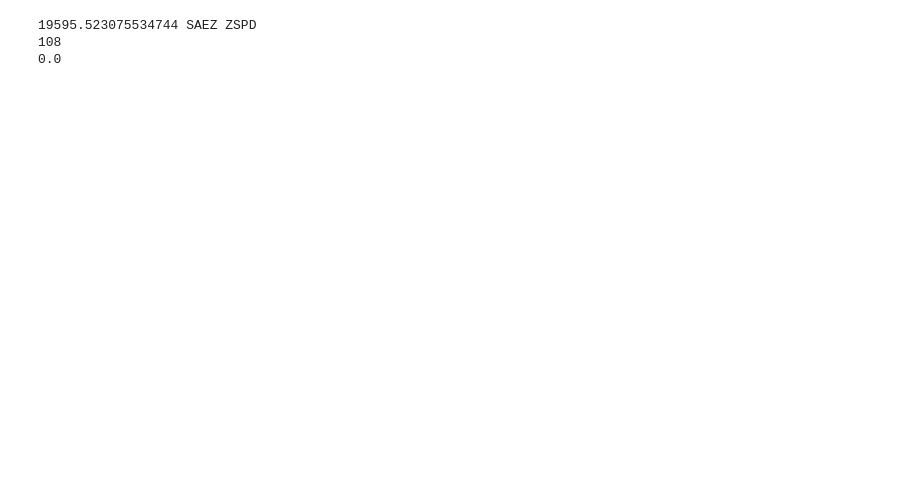
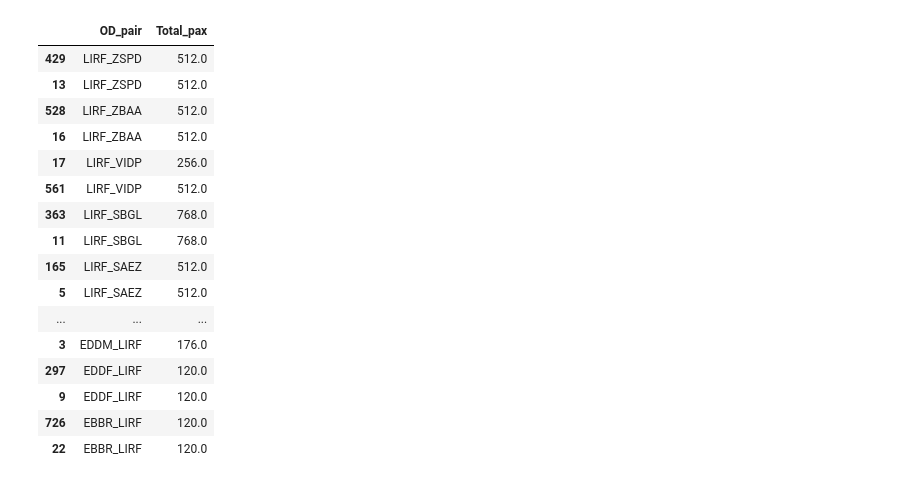
Before and after one commit to allanguzmanf/AE4426, a Jupyter notebook: Assignment/Assignment_P1.ipynb, the cells around one changed output. Drawn from its saved outputs; the diff is of its cells as text; code cells hidden in the pictures; blank space fills up the shorter version.

```diff
--- a/Assignment/Assignment_P1.ipynb
+++ b/Assignment/Assignment_P1.ipynb
@@ -94,19 +94,17 @@ for i in airport_list:
 # Load factor
 LF = 0.8
 
-# Create Yield matrix dict from formula in RPK using distance per aircraft type using the aircraft type as the key and the rest of the columns as sub-dictionaries
+# Create Yield matrix dict from formula in RPK using distance matrix
 # Formula: Yield = 5.9 ∙ dij^(−0.76) + 0.043
 
 yield_matrix = {}
-for k in aircraft_types:
-    yield_matrix[k] = {}
-    for i in airport_list:
-        yield_matrix[k][i] = {}
-        for j in airport_list:
-            if i == j:
-                yield_matrix[k][i][j] = 0
-            else:
-                yield_matrix[k][i][j] = 5.9 * (distance[i][j] ** (-0.76)) + 0.043
+for i in airport_list:
+    yield_matrix[i] = {}
+    for j in airport_list:
+        if i == j:
+            yield_matrix[i][j] = 0
+        else:
+            yield_matrix[i][j] = 5.9 * (distance[i][j] ** (-0.76)) + 0.043
 # %%
 # Cost parameters
 
@@ -230,8 +232,8 @@ m.addConstrs((x[i, j] +
               for i in airport_list for j in airport_list), "c3")
 
 # Constraint 4: same departing and arriving aircrafts per airport
-# sum(z_kij) = sum(z_kji) (for all i and j)
-m.addConstrs((gp.quicksum(z[k, i, j] for k in aircraft_types) == gp.quicksum(z[k, j, i] for k in aircraft_types) for i in airport_list for j in airport_list), "c4")
+# sum(z_kij) = sum(z_kji) (for all i and k)
+m.addConstrs((gp.quicksum(z[k, i, j] for j in airport_list) == gp.quicksum(z[k, j, i] for j in airport_list) for i in airport_list for k in aircraft_types), "c4")
 
 
 # Constraint 5: block time verification for each aircraft total
@@ -248,8 +250,8 @@ a = {}
 for k in aircraft_types:
     for i in airport_list:
         for j in airport_list:
-            if distance[i][j] <= aircrafts[k]['Range'] and \
-                airports[i]['Runway (m)'] >= aircrafts[k]['Runway']:
+            if (distance[i][j] <= aircrafts[k]['Range'] and \
+                airports[i]['Runway (m)'] >= aircrafts[k]['Runway']) or i == j:
                 a[k, i, j] = 100000
             else:
                 a[k, i, j] = 0
@@ -259,7 +261,7 @@ for k in aircraft_types:
 m.addConstrs((z[k, i, j] <= a[k, i, j] for k in aircraft_types for i in airport_list for j in airport_list), "c6")
 
 # Constraint 7: no self flights
-# z_kii = 0 (for all k and i)
+# z_kij = 0 (for all k and i)
 m.addConstrs((z[k, i, j] == 0 for k in aircraft_types for i in airport_list for j in airport_list if i == j), "c8")
 
 
@@ -396,12 +394,15 @@ solution_z_k_long.to_csv('P1_Solutions/solution_trips.csv')
 # Transform the solution_x_w dataframe to a long dataset format
 solution_w_long = solution_w.stack().reset_index()
 solution_w_long.columns = ['Origin', 'Destination', 'Total_pax']
-solution_w_long['Connected_at'] = hub
 
 # Transform the solution_x_w dataframe to a long dataset format
 solution_x_long = solution_x.stack().reset_index()
 solution_x_long.columns = ['Origin', 'Destination', 'Total_pax']
 
+
 # # Export the solutions long dataframes to a csv file
-# solution_w_long.to_csv('P1_Solutions/solution_pax_transfers.csv')
-# solution_x_long.to_csv('P1_Solutions/solution_pax.csv')
+solution_w_long.to_csv('P1_Solutions/solution_pax_transfers.csv')
+solution_x_long.to_csv('P1_Solutions/solution_pax.csv')
+# %%
+solution_w_long_filtered = solution_w_long[solution_w_long['Total_pax'] > 0]
+solution_w_long_filtered[solution_w_long_filtered['Destination'] == 'KJFK']
@@ -466,20 +460,0 @@ demand_difference = demand_info - solution_x
-# %%
-# max distance between two airports using airports dictionary
-
-max_distance = 0
-for i in airport_list:
-    for j in airport_list:
-        if distance[i][j] > max_distance:
-            max_distance = distance[i][j]
-            max_i = i
-            max_j = j
-
-print(max_distance, max_i, max_j)
-
-print(demand_info.loc[max_i, max_j])
-
-print(solution_x.loc[max_i, max_j])
-# %% [output]
-19595.523075534744 SAEZ ZSPD
-108
-0.0
@@ -510,0 +461,21 @@ Op_Cost_df.reset_index().to_csv('P1_Solutions/Op_Cost.csv')
+# %%
+results['Total_pax'] = results['Direct_pax'] + results['Transfer_pax']
+results[['OD_pair','Total_pax']][results['Transfer_pax'] > 0].sort_values(by='OD_pair', ascending=False)
+# %% [output]
+|  | OD_pair | Total_pax |
+| 429 | LIRF_ZSPD | 512.0 |
+| 13 | LIRF_ZSPD | 512.0 |
+| 528 | LIRF_ZBAA | 512.0 |
+| 16 | LIRF_ZBAA | 512.0 |
+| 17 | LIRF_VIDP | 256.0 |
+| 561 | LIRF_VIDP | 512.0 |
+| 363 | LIRF_SBGL | 768.0 |
+| 11 | LIRF_SBGL | 768.0 |
+| 165 | LIRF_SAEZ | 512.0 |
+| 5 | LIRF_SAEZ | 512.0 |
+| ... | ... | ... |
+| 3 | EDDM_LIRF | 176.0 |
+| 297 | EDDF_LIRF | 120.0 |
+| 9 | EDDF_LIRF | 120.0 |
+| 726 | EBBR_LIRF | 120.0 |
+| 22 | EBBR_LIRF | 120.0 |
```
Also changed, not shown: parts of 15 cells of this notebook.
